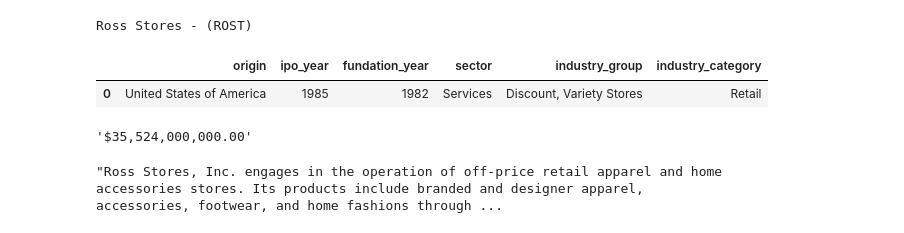
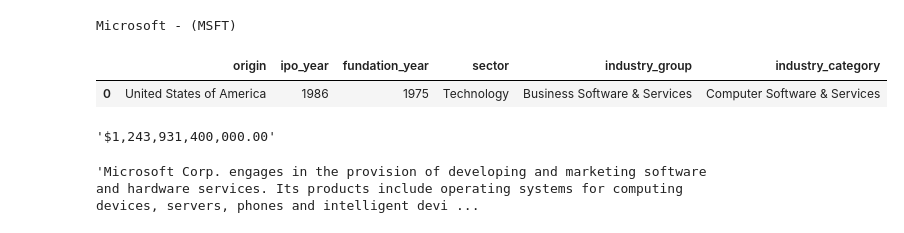
Before and after one commit to bresends/stock_analisys, a Jupyter notebook: notebooks/plots.ipynb, the cells around one changed output. Saved outputs shown, nothing was run; the diff lists cells and outputs as text; code cells hidden in the pictures.

```diff
--- a/notebooks/plots.ipynb
+++ b/notebooks/plots.ipynb
@@ -52,9 +51,9 @@ def print_all_plots(ticker):
 # %%
-basic_info('rost')
+basic_info('MSFT')
 # %% [output]
-Ross Stores - (ROST)
+Microsoft - (MSFT)
 |  | origin | ipo_year | fundation_year | sector | industry_group | industry_category |
-| 0 | United States of America | 1985 | 1982 | Services | Discount, Variety Stores | Retail |
+| 0 | United States of America | 1986 | 1975 | Technology | Business Software & Services | Computer Software & Services |
-'$35,524,000,000.00'
+'$1,243,931,400,000.00'
-"Ross Stores, Inc. engages in the operation of off-price retail apparel and home accessories stores. Its products include branded and designer apparel, accessories, footwear, and home fashions through ...
+'Microsoft Corp. engages in the provision of developing and marketing software and hardware services. Its products include operating systems for computing devices, servers, phones and intelligent devi ...
 # %%
```
Also changed, not shown: parts of 2 cells of this notebook, 1 other file.
